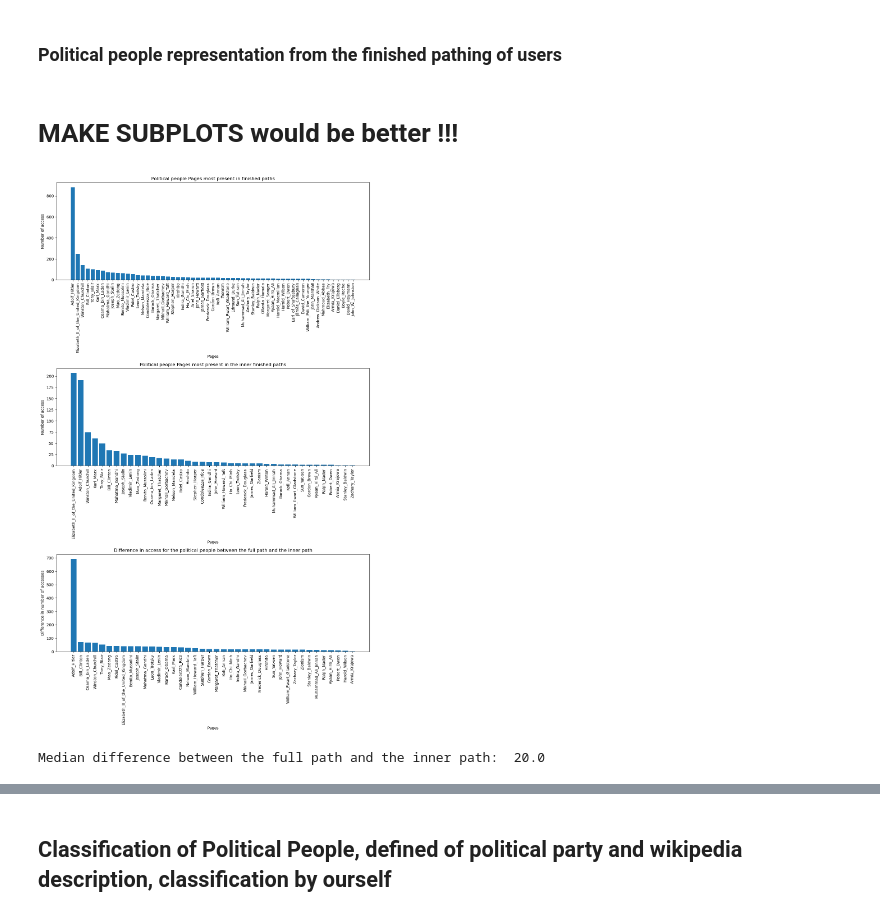
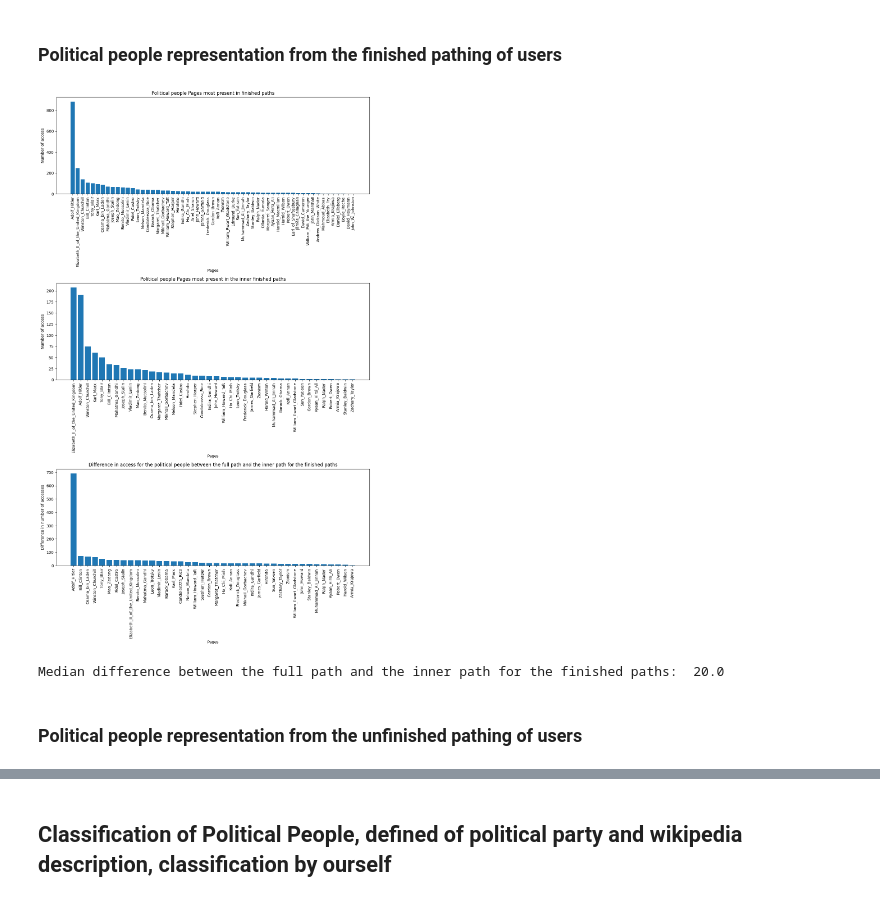
Before and after one commit to epfl-ada/ada-2023-project-miaoumiaou, a Jupyter notebook: Visualisation_wiki.ipynb, the cells around one changed output, grey strips where cells are left out. Cells and saved outputs as stored; diff of their text form; code cells hidden in the pictures.

```diff
--- a/Visualisation_wiki.ipynb
+++ b/Visualisation_wiki.ipynb
@@ -188,18 +227,16 @@ Text(0.5, 1.0, 'Top 25 pages in path')
 ### Political people representation from the finished pathing of users
 # %%
 #Hubs with all paths for finished one (including start and end articles)
-all_hubs = dict(sorted(paths_count.items(), key=lambda item: item[1], reverse=True))
+all_hubs_fin = dict(sorted(paths_count.items(), key=lambda item: item[1], reverse=True))
 
-hubs_people = {key: value for key, value in all_hubs.items() if key in people['article'].tolist()}
-hubs_political_people = {key: value for key, value in hubs_people.items() if key in people[people['categories'] == 'Political_People']['article'].tolist()}
+hubs_people_fin = {key: value for key, value in all_hubs_fin.items() if key in people['article'].tolist()}
+hubs_political_people_fin = {key: value for key, value in hubs_people_fin.items() if key in people[people['categories'] == 'Political_People']['article'].tolist()}
 
 #Hubs with only the pathing for finished one (excluding start and end articles)
-all_hubs_internal = dict(sorted(internal_paths_count.items(), key=lambda item: item[1], reverse=True))
+all_hubs_internal_fin = dict(sorted(internal_paths_count.items(), key=lambda item: item[1], reverse=True))
 
-hubs_people_internal = {key: value for key, value in all_hubs_internal.items() if key in people['article'].tolist()}
-hubs_political_people_internal = {key: value for key, value in hubs_people_internal.items() if key in people[people['categories'] == 'Political_People']['article'].tolist()}
+hubs_people_internal_fin = {key: value for key, value in all_hubs_internal_fin.items() if key in people['article'].tolist()}
+hubs_political_people_internal_fin = {key: value for key, value in hubs_people_internal_fin.items() if key in people[people['categories'] == 'Political_People']['article'].tolist()}
-# %% [markdown]
-# MAKE SUBPLOTS would be better !!!
 # %%
 import matplotlib.pyplot as plt
 import numpy as np
@@ -207,49 +244,51 @@ import numpy as np
 # preparation of the data
 
 # full path
-pages = list(hubs_political_people.keys())
-counts = list(hubs_political_people.values())
+pages_fin = list(hubs_political_people_fin.keys())
+counts_fin = list(hubs_political_people_fin.values())
 
 # internal path
-pages2 = list(hubs_political_people_internal.keys())
-counts2 = list(hubs_political_people_internal.values())
+pages2_fin = list(hubs_political_people_internal_fin.keys())
+counts2_fin = list(hubs_political_people_internal_fin.values())
 
 # difference between the two sets
-common_keys = set(hubs_political_people.keys()) & set(hubs_political_people_internal.keys())
-diff_items = {key: hubs_political_people[key] - hubs_political_people_internal[key] for key in common_keys}
-diff_items = dict(sorted(diff_items.items(), key=lambda item: item[1], reverse=True))
+common_keys_fin = set(hubs_political_people_fin.keys()) & set(hubs_political_people_internal_fin.keys())
+diff_items_fin = {key: hubs_political_people_fin[key] - hubs_political_people_internal_fin[key] for key in common_keys_fin}
+diff_items_fin = dict(sorted(diff_items_fin.items(), key=lambda item: item[1], reverse=True))
 
-diff_values = list(diff_items.values())
-median_diff = np.median(diff_values)
+diff_values_fin = list(diff_items_fin.values())
+median_diff_fin = np.median(diff_values_fin)
 
 # subplots parts
 fig, axes = plt.subplots(3, 1, figsize=(12, 20))
 
 # Subplot 1: Political people Pages most present in finished paths
-axes[0].bar(pages, counts)
+axes[0].bar(pages_fin, counts_fin)
 axes[0].set_xlabel('Pages')
 axes[0].set_ylabel('Number of access')
 axes[0].tick_params(axis='x', rotation=90)
 axes[0].set_title('Political people Pages most present in finished paths')
 
 # Subplot 2: Political people Pages most present in paths without start and end pages
-axes[1].bar(pages2, counts2)
+axes[1].bar(pages2_fin, counts2_fin)
 axes[1].set_xlabel('Pages')
 axes[1].set_ylabel('Number of access')
 axes[1].tick_params(axis='x', rotation=90)
 axes[1].set_title('Political people Pages most present in the inner finished paths')
 
 # Subplot 3: difference in access between the two sets
-axes[2].bar(diff_items.keys(), diff_items.values())
+axes[2].bar(diff_items_fin.keys(), diff_items_fin.values())
 axes[2].set_xlabel('Pages')
 axes[2].set_ylabel('Difference in number of accesses')
 axes[2].tick_params(axis='x', rotation=90)
-axes[2].set_title('Difference in access for the political people between the full path and the inner path')
+axes[2].set_title('Difference in access for the political people between the full path and the inner path for the finished paths')
 
 plt.tight_layout()
 plt.show()
 
-print('Median difference between the full path and the inner path: ',median_diff)
+print('Median difference between the full path and the inner path for the finished paths: ',median_diff_fin)
 # %% [output]
-[figure, old version]
+[figure, new version]
-Median difference between the full path and the inner path:  20.0
+Median difference between the full path and the inner path for the finished paths:  20.0
+# %% [markdown]
+### Political people representation from the unfinished pathing of users
```
Also changed, not shown: parts of 27 cells of this notebook.
